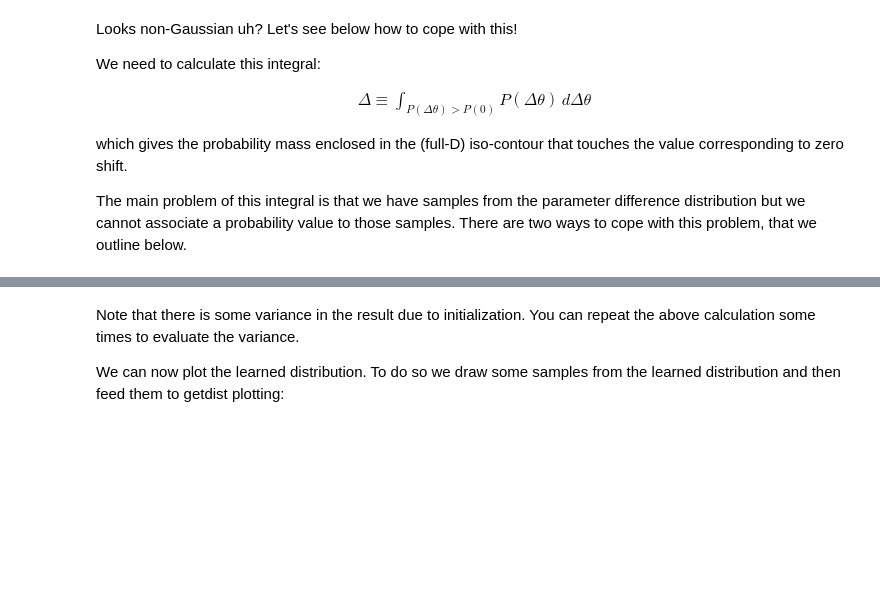
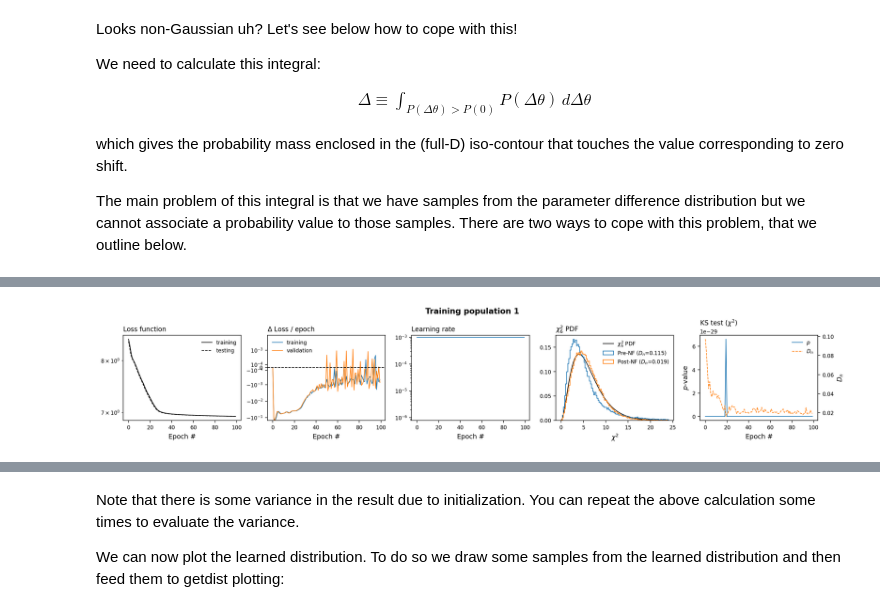
Before and after one commit to mraveri/tensiometer, a Jupyter notebook: docs/example_notebooks/non_gaussian_tension.ipynb, the cells around one changed output, grey strips where cells are left out. Drawn from its saved outputs; the diff is of its cells as text; code cells hidden in the pictures; blank space fills up the shorter version.

```diff
--- a/docs/example_notebooks/non_gaussian_tension.ipynb
+++ b/docs/example_notebooks/non_gaussian_tension.ipynb
@@ -132,0 +126,9 @@ print(f'    n_sigma = {utilities.from_confidence_to_sigma(exact_shift_P_1):.3f}'
+# %%
+kwargs = {
+          'feedback': 1,
+          'plot_every': 1000,
+          'pop_size': 1,
+        }
+
+flow = tensiometer.synthetic_probability.flow_from_chain(diff_chain,  # parameter difference chain
+                                                         **kwargs)
@@ -132,0 +153,5 @@ print(f'    n_sigma = {utilities.from_confidence_to_sigma(exact_shift_P_1):.3f}'
+# %%
+# we can plot training summaries to make sure training went smoothly:
+flow.training_plot()
+# %% [output]
+[figure, added]
```
Also changed, not shown: parts of 23 cells of this notebook, 6 other files.
